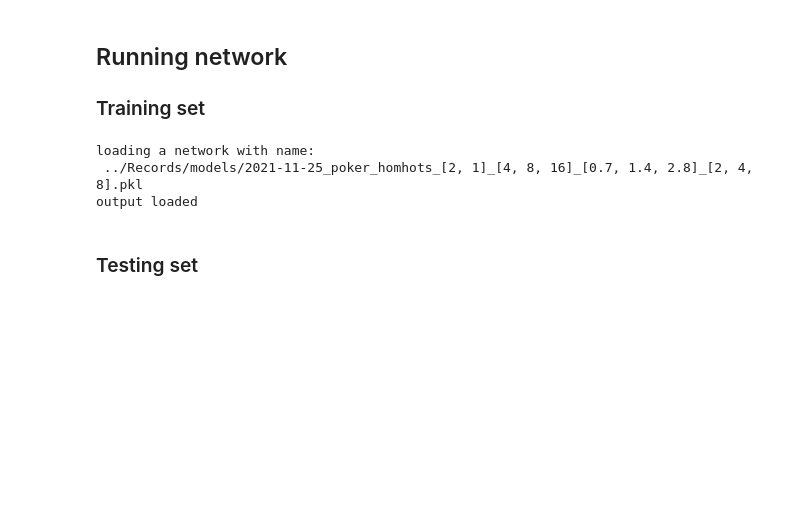
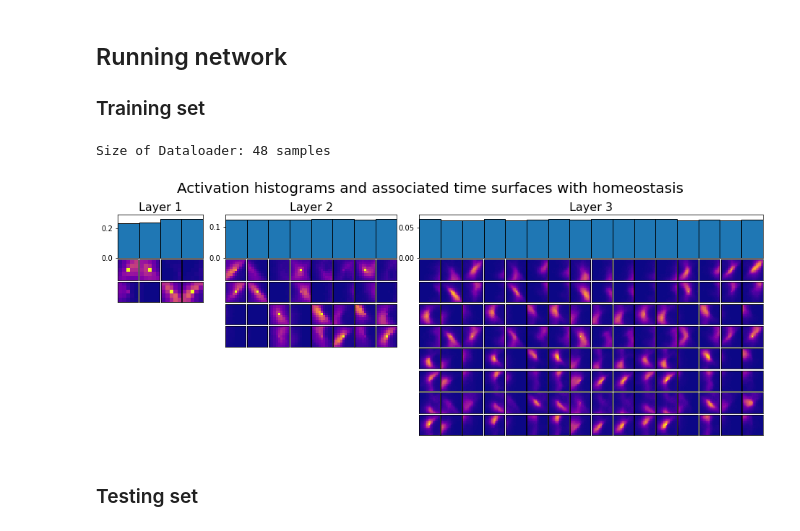
Before and after one commit to AntoineGrimaldi/HOTS, a Jupyter notebook: notebooks/BASICS_02_Training.Network.ipynb, the cells around one changed output. Drawn from its saved outputs; the diff is of its cells as text; code cells hidden in the pictures; blank space fills up the shorter version.

Commit message:
save ouput efficiently

```diff
--- a/notebooks/BASICS_02_Training.Network.ipynb
+++ b/notebooks/BASICS_02_Training.Network.ipynb
@@ -132,24 +119,22 @@ for hom0 in [.05, .1, .2 , .25, .5, 1, 2]:
 # %%
 from Tools import save_output, load_output
 from os.path import isfile
+
+loader, order, classes = get_loader()
+print(f'Size of Dataloader: {len(loader)} samples')
 train = True
 nb = len(loader)
 jitonic = None
+# %% [output]
+Size of Dataloader: 48 samples
 # %%
-hots = network(name = 'homhots', tau = [0.7, 1.4, 2.8], homeo = [2,1],
-               timestr = '2021-11-25_poker')
-hots, loaded = hots.load_model()
-
-f_name = '../Records/train/'+hots.get_fname()+f'_{hots.L[0].homeo}_{nb}_{jitonic}.pkl'
-if isfile(f_name):
-    events, target, indices = load_output(hots, train, nb, jitonic)
-else:
-    events, target, indices = hots.running(loader, order, classes)
-    save_output(hots, [events, target, indices], train, nb, jitonic)
+hots = network(name = 'homhots', tau = (0.7,1.4,2.8), homeo = (2,1),
+               timestr = '2021-12-14_poker')
+hots.running(loader, order, classes, train=train, learn=True)
+hots.plotlayer();
+hots.running(loader, order, classes, train=train)
 # %% [output]
-loading a network with name:
- ../Records/models/2021-11-25_poker_homhots_[2, 1]_[4, 8, 16]_[0.7, 1.4, 2.8]_[2, 4, 8].pkl
-output loaded
+[figure, added]
 # %% [markdown]
 ### Testing set
 # %%
```
Also changed, not shown: parts of 7 cells of this notebook, 3 other files.
